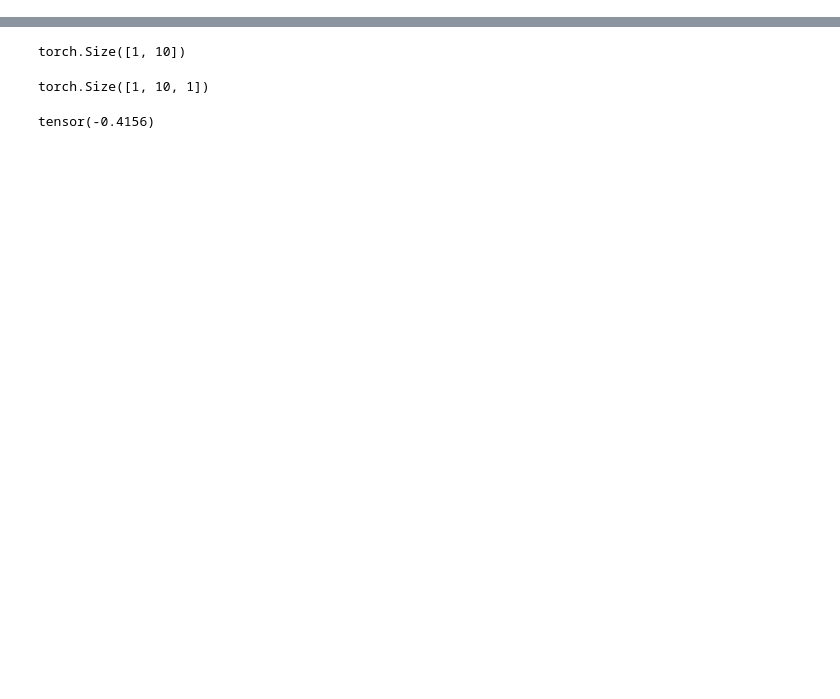
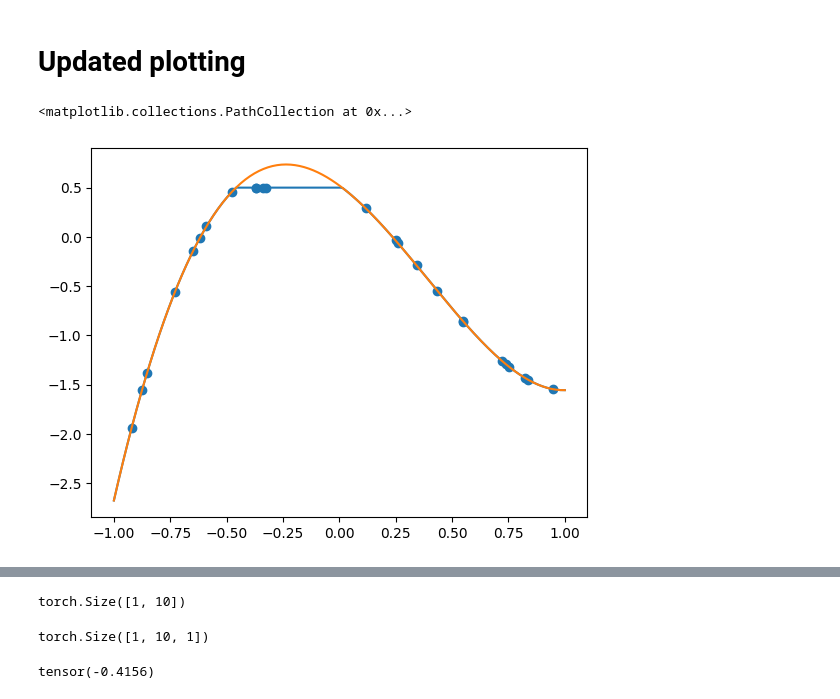
Before and after one commit to DylanDavi5/Refusal_Chebyshev, a Jupyter notebook: src/graphing.ipynb, the cells around one changed output, grey strips where cells are left out. Saved outputs shown, nothing was run; the diff lists cells and outputs as text; code cells hidden in the pictures; blank space fills up the shorter version.

```diff
--- a/src/graphing.ipynb
+++ b/src/graphing.ipynb
@@ -74,0 +77,36 @@ Text(0.5, 1.0, 'Base Model: Clamping From Context')
+# %% [markdown]
+# Updated plotting
+# %%
+sampler = UniformSampler(n_dims=1)
+
+clamped_task = ClampedChebyshev(n_dims=1, batch_size=1, basis_dim=4, pool_dict=None, different_degrees=False, lowest_degree=1, highest_degree=11)
+orig_task = ChebyshevKernelLinearRegression(n_dims=1, batch_size=1, basis_dim=4, pool_dict=None, different_degrees=False, lowest_degree=1, highest_degree=11)
+
+chebyshev_model = ChebyshevKernelLeastSquaresModel(basis_dim=11)
+
+num_xs_to_pred = 200
+
+#xs_context = sampler.sample_xs(255, 1)
+xs_context = sampler.sample_xs(25, 1)
+#xs_to_pred = sampler.sample_xs(num_xs_to_pred, 1)
+xs_to_pred = torch.linspace(-1, 1, num_xs_to_pred).view(1,200,1)
+
+
+
+#ys_clamped_context = clamped_task.evaluate(xs_context, noise=False, separate_noise=False)
+#ys_clamped_to_pred = clamped_task.evaluate(xs_to_pred, noise=False, separate_noise=False)
+ys_unclamped_context = orig_task.evaluate(xs_context, noise=False, separate_noise=False)
+ys_unclamped_to_pred = orig_task.evaluate(xs_to_pred, noise=False, separate_noise=False)
+
+ys_clamped_context = torch.clamp(ys_unclamped_context, min=None, max=0.5)
+ys_clamped_to_pred = torch.clamp(ys_unclamped_to_pred, min=None, max=0.5)
+
+xs_gt, ys_gt = torch.concat((xs_context.squeeze(), xs_to_pred.squeeze())), torch.concat((ys_clamped_context.squeeze(), ys_clamped_to_pred.squeeze()))
+
+# # plot the grount truth clamped polynomial
+plt.plot(xs_to_pred.squeeze(), ys_clamped_to_pred.squeeze())
+plt.plot(xs_to_pred.squeeze(), ys_unclamped_to_pred.squeeze())
+plt.scatter(xs_context.squeeze(), ys_clamped_context.squeeze())
+# %% [output]
+<matplotlib.collections.PathCollection at 0x...>
+[figure, added]
```
Also changed, not shown: parts of 14 cells of this notebook, 10 other files.
